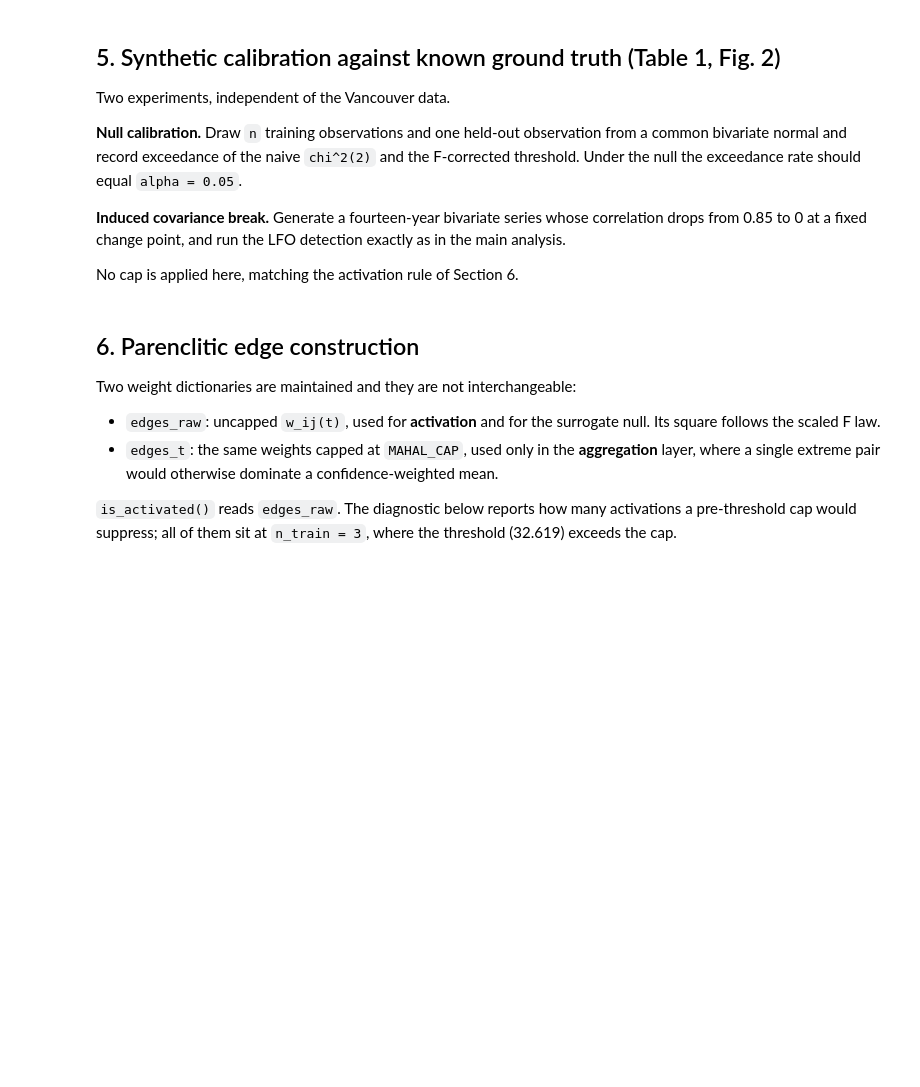
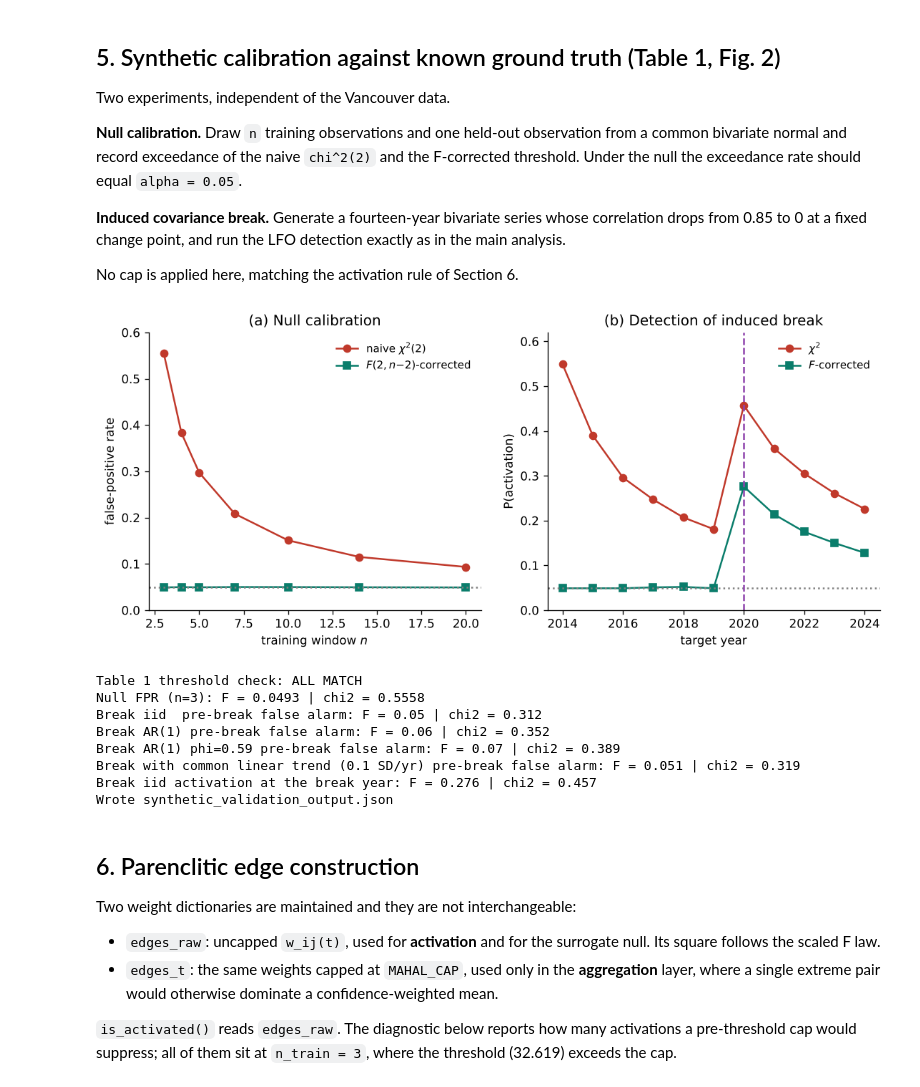
Before and after one commit to mozhganpmn/URSA_Parenclitic_Network, a Jupyter notebook: parenclitic_urban_resilience.ipynb, the cells around one changed output. Cells and saved outputs as stored; diff of their text form; code cells hidden in the pictures; blank space fills up the shorter version.

```diff
--- a/parenclitic_urban_resilience.ipynb
+++ b/parenclitic_urban_resilience.ipynb
@@ -612,34 +672,44 @@ output = {
         "rho_null": RHO_NULL, "rho_pre": RHO_PRE, "rho_post": RHO_POST,
         "ar_phi": AR_PHI, "break_year": BREAK_AT,
         "numpy": np.__version__, "scipy": scipy.__version__,
         "python": platform.python_version(),
     },
     "threshold_check_vs_table2": threshold_check,
     "experiment_A_null_fpr": fpr_table,
     "experiment_B_break_iid": break_iid,
     "experiment_B_break_ar1": break_ar,
     "experiment_B_break_ar1_phi059": break_ar59,
     "experiment_B_break_trend": break_trend,
     "trend_slope": TREND_SLOPE,
 }
-with open("synthetic_validation_output.json", "w") as f:
+with open("results/synthetic_validation_output.json", "w") as f:
     json.dump(output, f, indent=2)
 
 print("Table 1 threshold check:",
       "ALL MATCH" if all(v["match"] for v in threshold_check.values()) else "MISMATCH")
 print("Null FPR (n=3): F =", fpr_table[0]["fpr_F"], "| chi2 =", fpr_table[0]["fpr_chi2"])
 print("Break iid  pre-break false alarm: F =", break_iid["pre_break_false_alarm_F"],
       "| chi2 =", break_iid["pre_break_false_alarm_chi2"])
 print("Break AR(1) pre-break false alarm: F =", break_ar["pre_break_false_alarm_F"],
       "| chi2 =", break_ar["pre_break_false_alarm_chi2"])
 print("Break AR(1) phi=0.59 pre-break false alarm: F =", break_ar59["pre_break_false_alarm_F"],
       "| chi2 =", break_ar59["pre_break_false_alarm_chi2"])
 print(f"Break with common linear trend ({TREND_SLOPE} SD/yr) pre-break false alarm: F =",
       break_trend["pre_break_false_alarm_F"], "| chi2 =", break_trend["pre_break_false_alarm_chi2"])
 print("Break iid activation at the break year: F =",
       [r["p_act_F"] for r in break_iid["per_year"] if r["year"] == BREAK_AT][0], "| chi2 =",
       [r["p_act_chi2"] for r in break_iid["per_year"] if r["year"] == BREAK_AT][0])
 print("Wrote synthetic_validation_output.json")
+# %% [output]
+[figure, added]
+Table 1 threshold check: ALL MATCH
+Null FPR (n=3): F = 0.0493 | chi2 = 0.5558
+Break iid  pre-break false alarm: F = 0.05 | chi2 = 0.312
+Break AR(1) pre-break false alarm: F = 0.06 | chi2 = 0.352
+Break AR(1) phi=0.59 pre-break false alarm: F = 0.07 | chi2 = 0.389
+Break with common linear trend (0.1 SD/yr) pre-break false alarm: F = 0.051 | chi2 = 0.319
+Break iid activation at the break year: F = 0.276 | chi2 = 0.457
+Wrote synthetic_validation_output.json
 # %% [markdown]
 ## 6. Parenclitic edge construction
 
```
Also changed, not shown: parts of 28 cells of this notebook, 17 other files.
